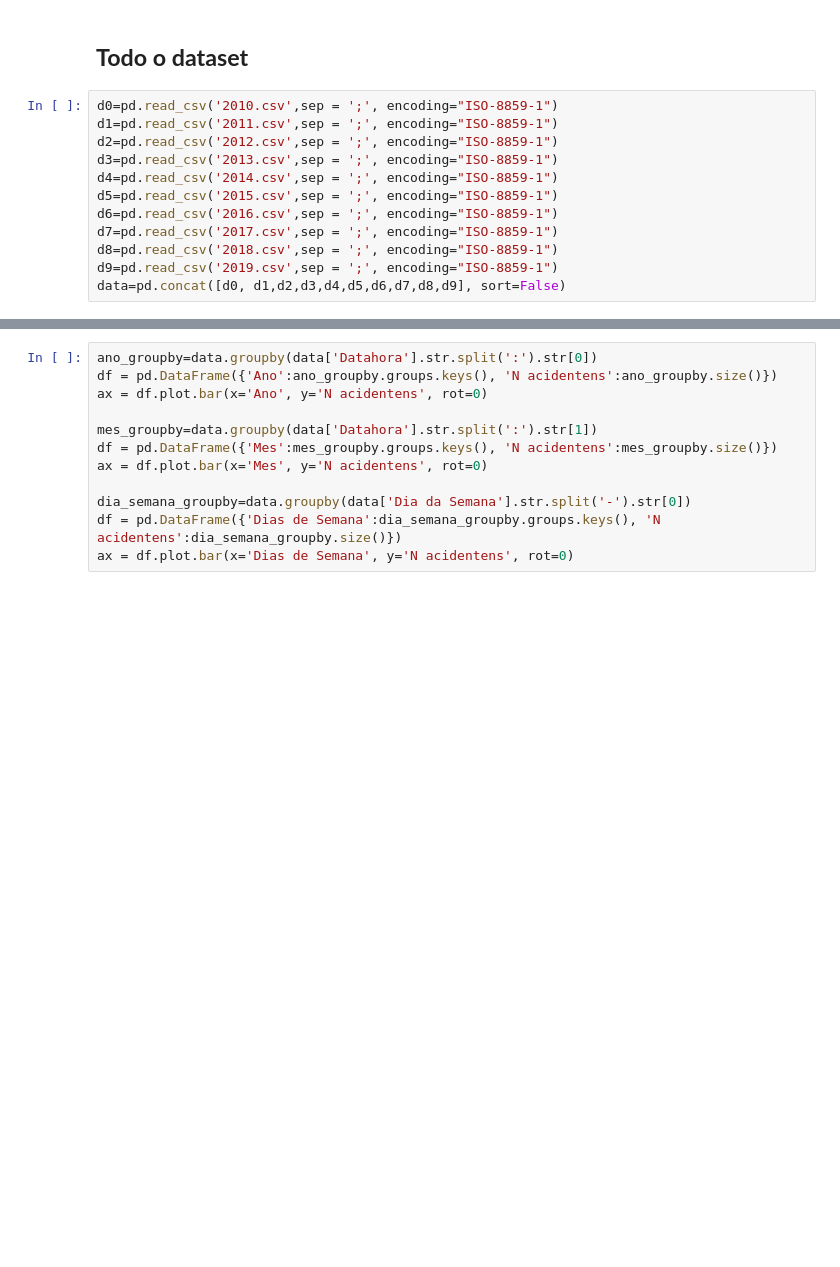
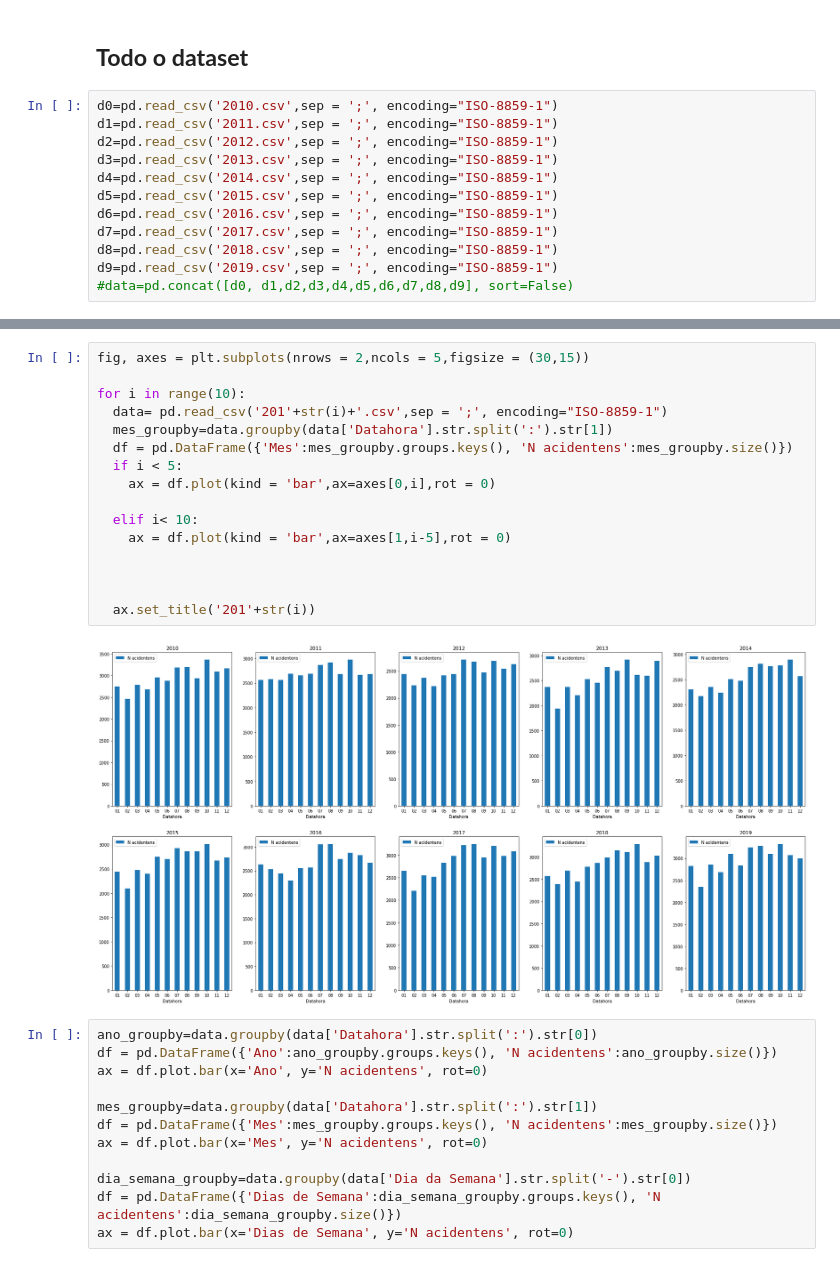
Before and after one commit to mrdso2-iscte/IAA_PROJECT, a Jupyter notebook: IAA.ipynb, the cells around one changed output, grey strips where cells are left out. Cells and saved outputs as stored; diff of their text form; blank space fills up the shorter version.

```diff
--- a/IAA.ipynb
+++ b/IAA.ipynb
@@ -18,4 +18,4 @@ d6=pd.read_csv('2016.csv',sep = ';', encoding="ISO-8859-1")
 d7=pd.read_csv('2017.csv',sep = ';', encoding="ISO-8859-1")
 d8=pd.read_csv('2018.csv',sep = ';', encoding="ISO-8859-1")
 d9=pd.read_csv('2019.csv',sep = ';', encoding="ISO-8859-1")
-data=pd.concat([d0, d1,d2,d3,d4,d5,d6,d7,d8,d9], sort=False)
+#data=pd.concat([d0, d1,d2,d3,d4,d5,d6,d7,d8,d9], sort=False)
@@ -58,3 +22,21 @@ data
+# %%
+fig, axes = plt.subplots(nrows = 2,ncols = 5,figsize = (30,15))
+
+for i in range(10):
+  data= pd.read_csv('201'+str(i)+'.csv',sep = ';', encoding="ISO-8859-1")
+  mes_groupby=data.groupby(data['Datahora'].str.split(':').str[1])
+  df = pd.DataFrame({'Mes':mes_groupby.groups.keys(), 'N acidentens':mes_groupby.size()})
+  if i < 5:
+    ax = df.plot(kind = 'bar',ax=axes[0,i],rot = 0)
+
+  elif i< 10:
+    ax = df.plot(kind = 'bar',ax=axes[1,i-5],rot = 0)
+
+
+
+  ax.set_title('201'+str(i))
+# %% [output]
+[figure, added]
 # %%
 ano_groupby=data.groupby(data['Datahora'].str.split(':').str[0])
 df = pd.DataFrame({'Ano':ano_groupby.groups.keys(), 'N acidentens':ano_groupby.size()})
```
Also changed, not shown: parts of 4 cells of this notebook.
